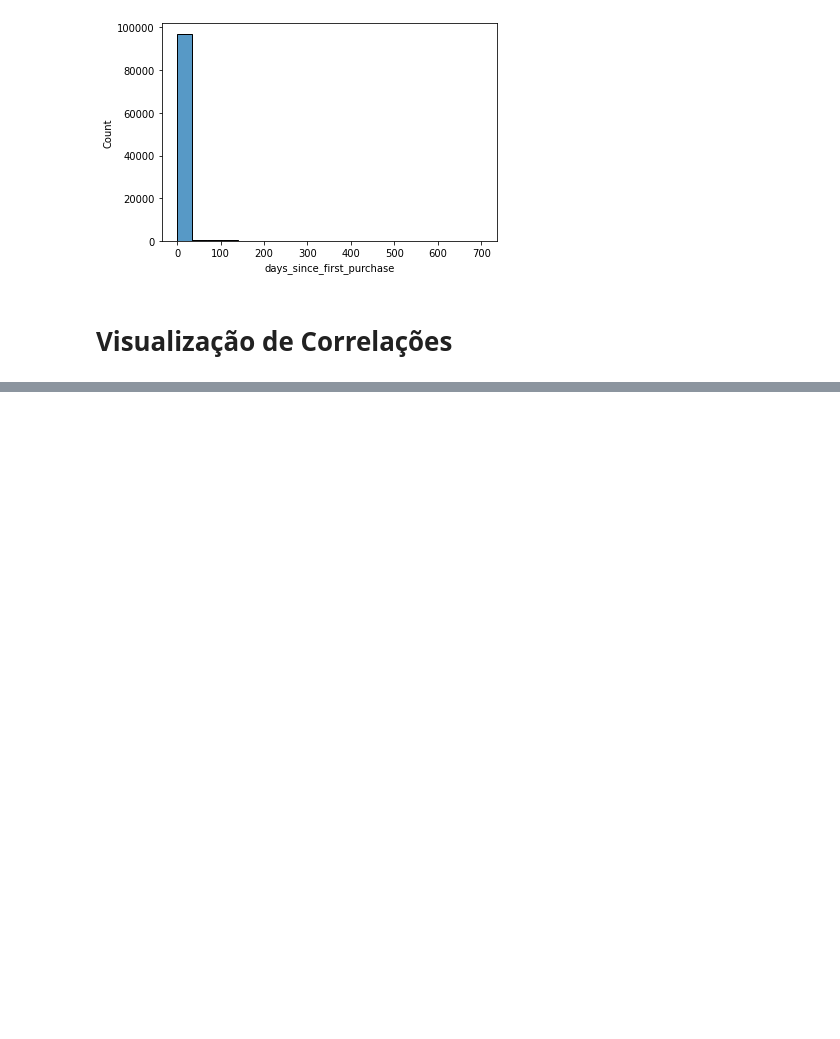
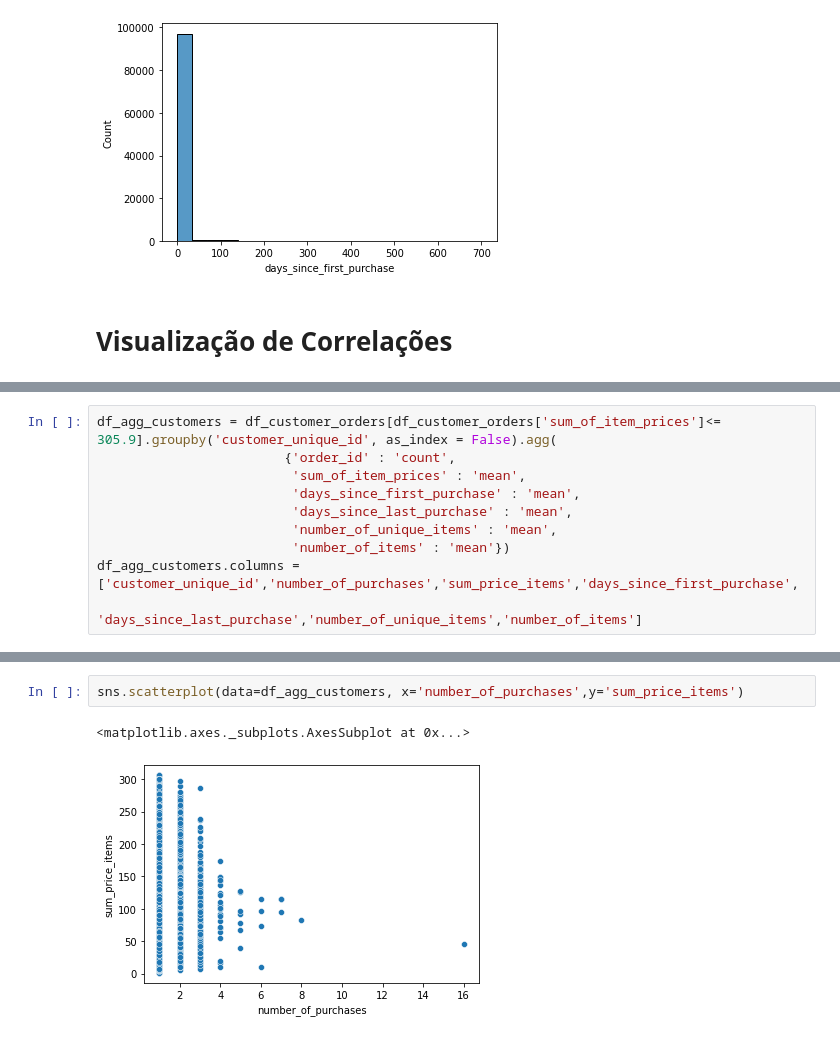
Before and after one commit to GustavoGran/ecommerce_recomender, a Jupyter notebook: ptc3467_caracterizacao_dados_ecommerce.ipynb, the cells around one changed output, grey strips where cells are left out. Saved outputs shown, nothing was run; the diff lists cells and outputs as text; blank space fills up the shorter version.

```diff
--- a/ptc3467_caracterizacao_dados_ecommerce.ipynb
+++ b/ptc3467_caracterizacao_dados_ecommerce.ipynb
@@ -221,0 +222,10 @@ sns.scatterplot(data=df_customer_orders, x='days_since_first_purchase', y='sum_o
+# %%
+df_agg_customers = df_customer_orders[df_customer_orders['sum_of_item_prices']<= 305.9].groupby('customer_unique_id', as_index = False).agg(
+                        {'order_id' : 'count',
+                         'sum_of_item_prices' : 'mean',
+                         'days_since_first_purchase' : 'mean',
+                         'days_since_last_purchase' : 'mean',
+                         'number_of_unique_items' : 'mean',
+                         'number_of_items' : 'mean'})
+df_agg_customers.columns = ['customer_unique_id','number_of_purchases','sum_price_items','days_since_first_purchase',
+                            'days_since_last_purchase','number_of_unique_items','number_of_items']
@@ -221,0 +248,5 @@ sns.scatterplot(data=df_customer_orders, x='days_since_first_purchase', y='sum_o
+# %%
+sns.scatterplot(data=df_agg_customers, x='number_of_purchases',y='sum_price_items')
+# %% [output]
+<matplotlib.axes._subplots.AxesSubplot at 0x...>
+[figure, added]
```
Also changed, not shown: parts of 9 cells of this notebook.
